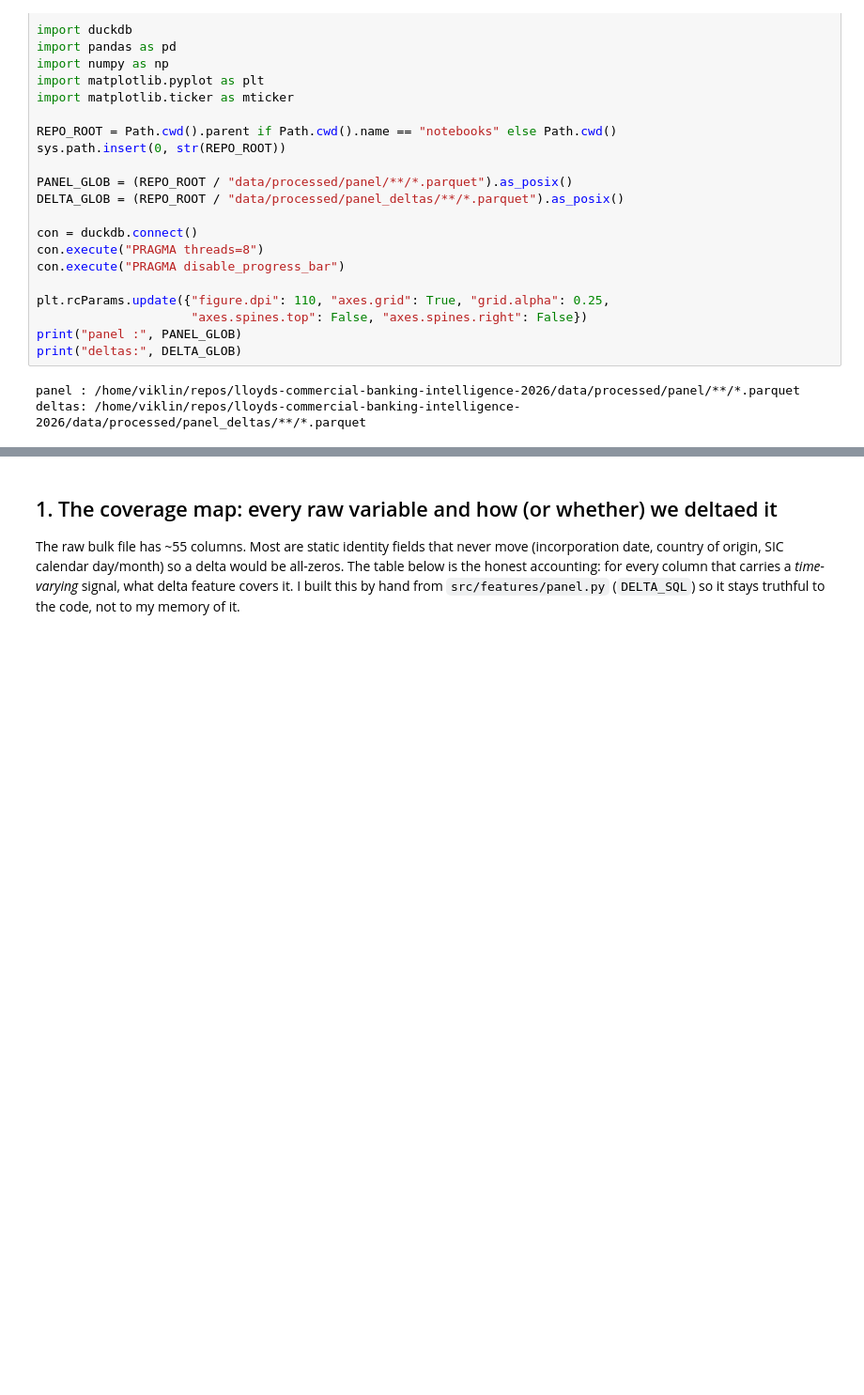
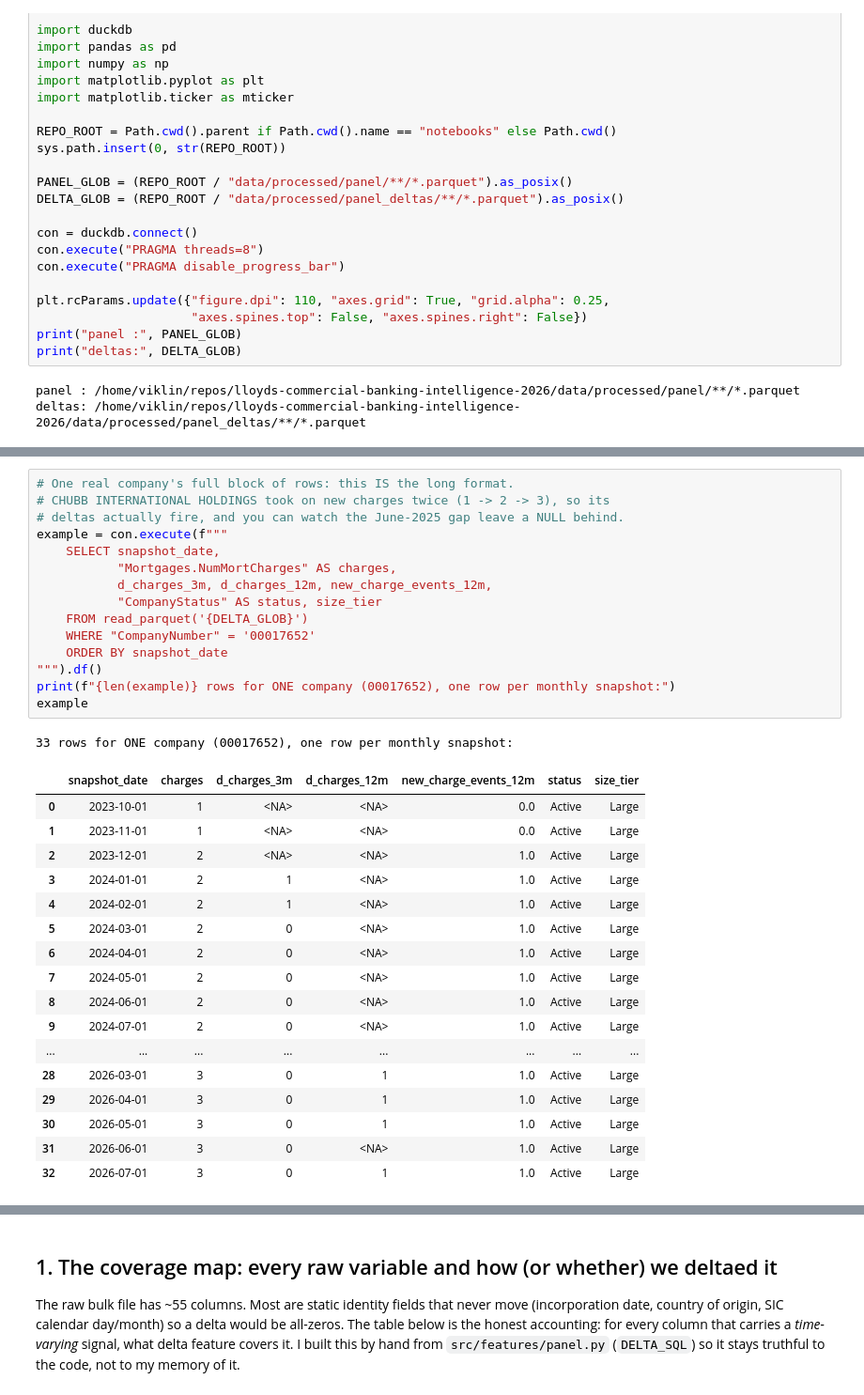
Before and after one commit to Viklin41/lloyds-commercial-banking-intelligence-2026, a Jupyter notebook: notebooks/13a_delta_eda.ipynb, the cells around one changed output, grey strips where cells are left out. Shown at 94% size. Saved outputs shown, nothing was run; the diff lists cells and outputs as text; blank space fills up the shorter version.

Commit message:
Added example to better undesrtand the .parquet structure

```diff
--- a/notebooks/13a_delta_eda.ipynb
+++ b/notebooks/13a_delta_eda.ipynb
@@ -36,0 +91,34 @@ deltas: /home/viklin/repos/lloyds-commercial-banking-intelligence-2026/data/proc
+# %%
+# One real company's full block of rows: this IS the long format.
+# CHUBB INTERNATIONAL HOLDINGS took on new charges twice (1 -> 2 -> 3), so its
+# deltas actually fire, and you can watch the June-2025 gap leave a NULL behind.
+example = con.execute(f"""
+    SELECT snapshot_date,
+           "Mortgages.NumMortCharges" AS charges,
+           d_charges_3m, d_charges_12m, new_charge_events_12m,
+           "CompanyStatus" AS status, size_tier
+    FROM read_parquet('{DELTA_GLOB}')
+    WHERE "CompanyNumber" = '00017652'
+    ORDER BY snapshot_date
+""").df()
+print(f"{len(example)} rows for ONE company (00017652), one row per monthly snapshot:")
+example
+# %% [output]
+33 rows for ONE company (00017652), one row per monthly snapshot:
+|  | snapshot_date | charges | d_charges_3m | d_charges_12m | new_charge_events_12m | status | size_tier |
+| 0 | 2023-10-01 | 1 | <NA> | <NA> | 0.0 | Active | Large |
+| 1 | 2023-11-01 | 1 | <NA> | <NA> | 0.0 | Active | Large |
+| 2 | 2023-12-01 | 2 | <NA> | <NA> | 1.0 | Active | Large |
+| 3 | 2024-01-01 | 2 | 1 | <NA> | 1.0 | Active | Large |
+| 4 | 2024-02-01 | 2 | 1 | <NA> | 1.0 | Active | Large |
+| 5 | 2024-03-01 | 2 | 0 | <NA> | 1.0 | Active | Large |
+| 6 | 2024-04-01 | 2 | 0 | <NA> | 1.0 | Active | Large |
+| 7 | 2024-05-01 | 2 | 0 | <NA> | 1.0 | Active | Large |
+| 8 | 2024-06-01 | 2 | 0 | <NA> | 1.0 | Active | Large |
+| 9 | 2024-07-01 | 2 | 0 | <NA> | 1.0 | Active | Large |
+| ... | ... | ... | ... | ... | ... | ... | ... |
+| 28 | 2026-03-01 | 3 | 0 | 1 | 1.0 | Active | Large |
+| 29 | 2026-04-01 | 3 | 0 | 1 | 1.0 | Active | Large |
+| 30 | 2026-05-01 | 3 | 0 | 1 | 1.0 | Active | Large |
+| 31 | 2026-06-01 | 3 | 0 | <NA> | 1.0 | Active | Large |
+| 32 | 2026-07-01 | 3 | 0 | 1 | 1.0 | Active | Large |
```
Also changed, not shown: parts of 5 cells of this notebook.
